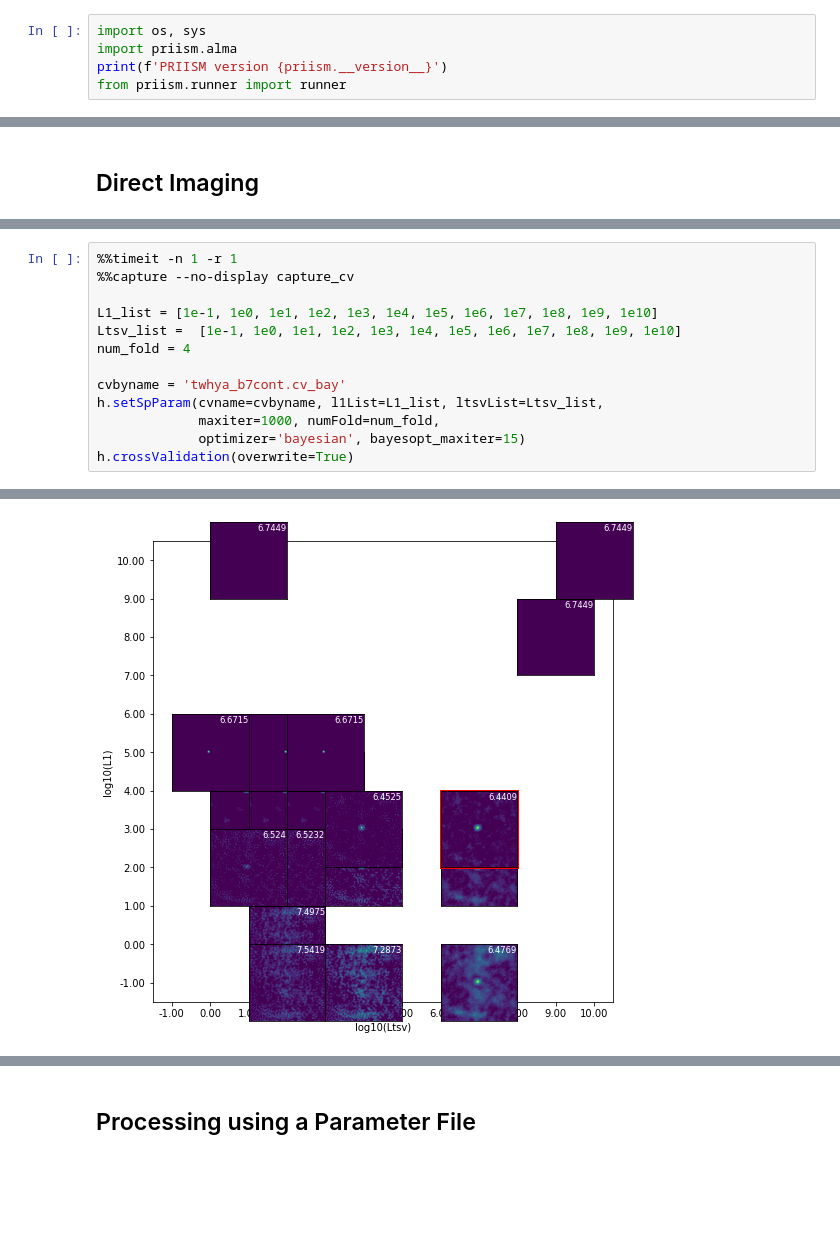
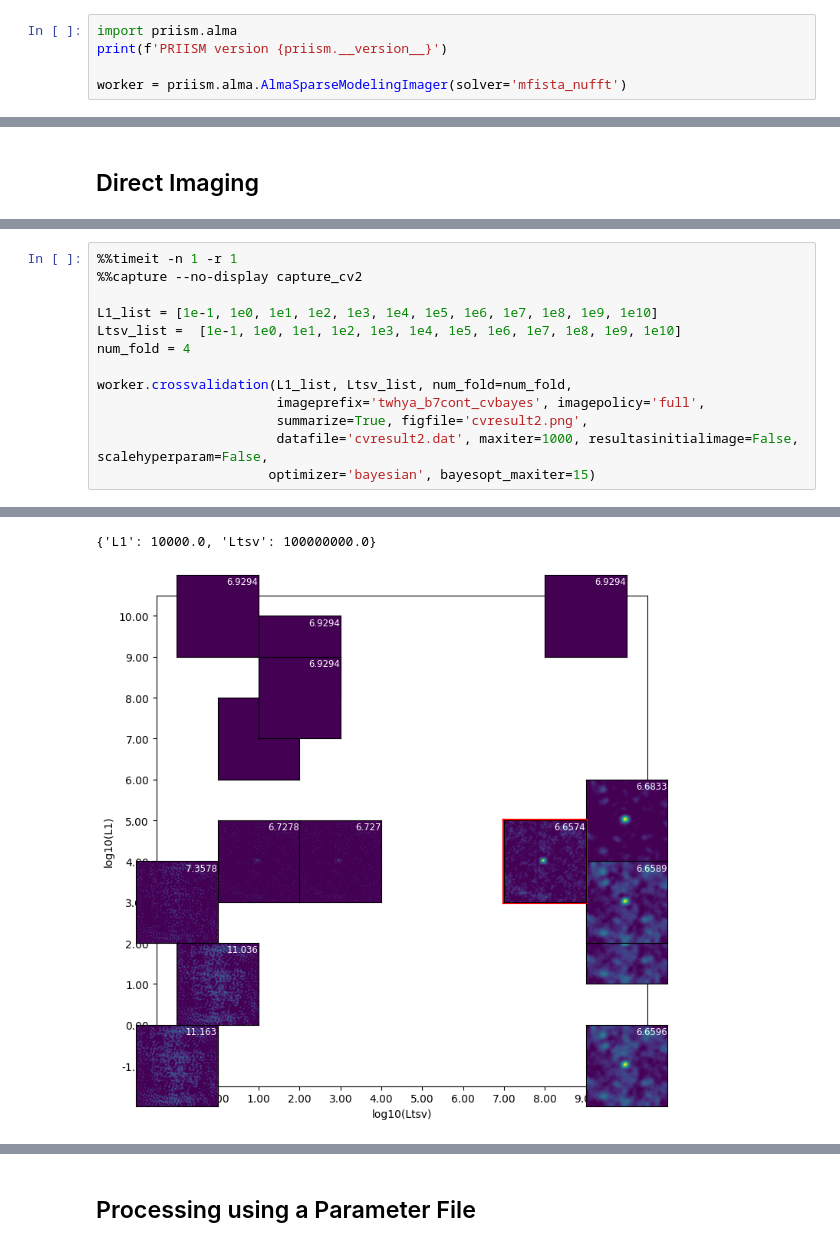
Before and after one commit to tnakazato/priism, a Jupyter notebook: tutorial_twhya.ipynb, the cells around one changed output, grey strips where cells are left out. Saved outputs shown, nothing was run; the diff lists cells and outputs as text; blank space fills up the shorter version.

```diff
--- a/tutorial_twhya.ipynb
+++ b/tutorial_twhya.ipynb
@@ -45,6 +29,6 @@ And also, the execution module <code>runner</code> that allows us to easily run
 # %%
-import os, sys
 import priism.alma
 print(f'PRIISM version {priism.__version__}')
-from priism.runner import runner
+
+worker = priism.alma.AlmaSparseModelingImager(solver='mfista_nufft')
 # %% [output]
@@ -197,14 +173,14 @@ The files created here are placed under the directory "<code>cvbyname</code>".
 # %%
 %%timeit -n 1 -r 1
-%%capture --no-display capture_cv
+%%capture --no-display capture_cv2
 
 L1_list = [1e-1, 1e0, 1e1, 1e2, 1e3, 1e4, 1e5, 1e6, 1e7, 1e8, 1e9, 1e10]
 Ltsv_list =  [1e-1, 1e0, 1e1, 1e2, 1e3, 1e4, 1e5, 1e6, 1e7, 1e8, 1e9, 1e10]
 num_fold = 4
 
-cvbyname = 'twhya_b7cont.cv_bay'
-h.setSpParam(cvname=cvbyname, l1List=L1_list, ltsvList=Ltsv_list,
-             maxiter=1000, numFold=num_fold,
-             optimizer='bayesian', bayesopt_maxiter=15)
-h.crossValidation(overwrite=True)
+worker.crossvalidation(L1_list, Ltsv_list, num_fold=num_fold,
+                       imageprefix='twhya_b7cont_cvbayes', imagepolicy='full',
+                       summarize=True, figfile='cvresult2.png',
+                       datafile='cvresult2.dat', maxiter=1000, resultasinitialimage=False, scalehyperparam=False,
+                      optimizer='bayesian', bayesopt_maxiter=15)
 # %% [output]
@@ -211 +204,2 @@ h.crossValidation(overwrite=True)
+{'L1': 10000.0, 'Ltsv': 100000000.0}
-[figure, old version]
+[figure, new version]
```
Also changed, not shown: parts of 44 cells of this notebook, 1 other file.
